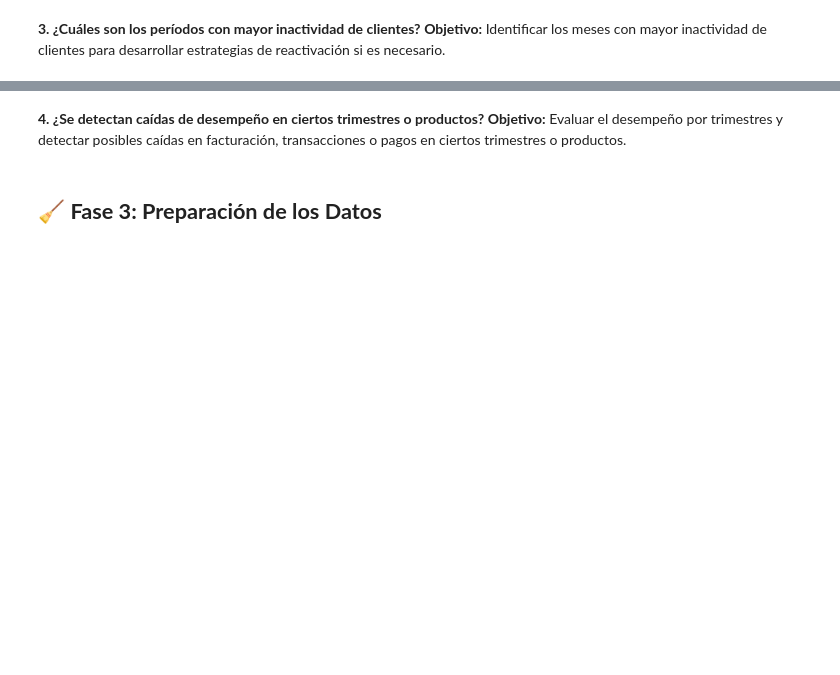
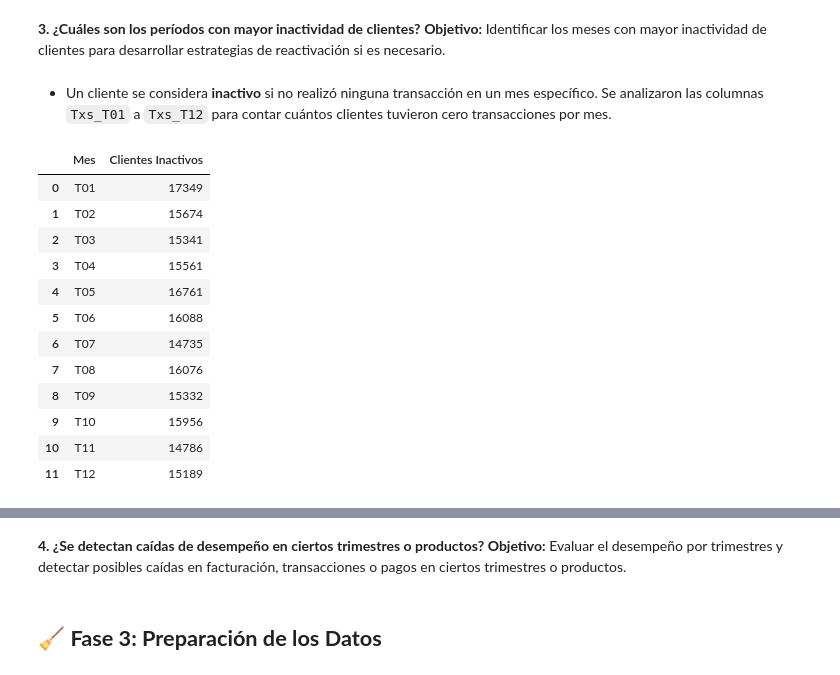
Before and after one commit to javegaf/Machine-Learning, a Jupyter notebook: Avances/Copia de Javier de E1_Notebook.ipynb, the cells around one changed output, grey strips where cells are left out. Drawn from its saved outputs; the diff is of its cells as text; code cells hidden in the pictures; blank space fills up the shorter version.

```diff
--- a/Avances/Copia de Javier de E1_Notebook.ipynb
+++ b/Avances/Copia de Javier de E1_Notebook.ipynb
@@ -514,3 +566,35 @@ plt.show()
 # %% [markdown]
 **3. ¿Cuáles son los períodos con mayor inactividad de clientes?**
 **Objetivo:** Identificar los meses con mayor inactividad de clientes para desarrollar estrategias de reactivación si es necesario.
+# %% [markdown]
+- Un cliente se considera **inactivo** si no realizó ninguna transacción en un mes específico. Se analizaron las columnas `Txs_T01` a `Txs_T12` para contar cuántos clientes tuvieron cero transacciones por mes.
+# %%
+# Lista de columnas de transacciones mensuales
+transacciones = [f'Txs_T{str(i+1).zfill(2)}' for i in range(12)]
+
+# Asegurarse de que los datos sean numéricos
+data_frame[transacciones] = data_frame[transacciones].apply(pd.to_numeric, errors='coerce')
+
+# Contar clientes inactivos por mes (transacciones == 0)
+inactividad_mensual = [(col, (data_frame[col] == 0).sum()) for col in transacciones]
+
+# Crear DataFrame para visualizar mejor
+df_inactividad = pd.DataFrame(inactividad_mensual, columns=['Mes', 'Clientes Inactivos'])
+df_inactividad['Mes'] = df_inactividad['Mes'].str.replace('Txs_T', 'T')
+
+# Mostrar tabla
+df_inactividad
+# %% [output]
+|  | Mes | Clientes Inactivos |
+| 0 | T01 | 17349 |
+| 1 | T02 | 15674 |
+| 2 | T03 | 15341 |
+| 3 | T04 | 15561 |
+| 4 | T05 | 16761 |
+| 5 | T06 | 16088 |
+| 6 | T07 | 14735 |
+| 7 | T08 | 16076 |
+| 8 | T09 | 15332 |
+| 9 | T10 | 15956 |
+| 10 | T11 | 14786 |
+| 11 | T12 | 15189 |
```
Also changed, not shown: parts of 6 cells of this notebook.
